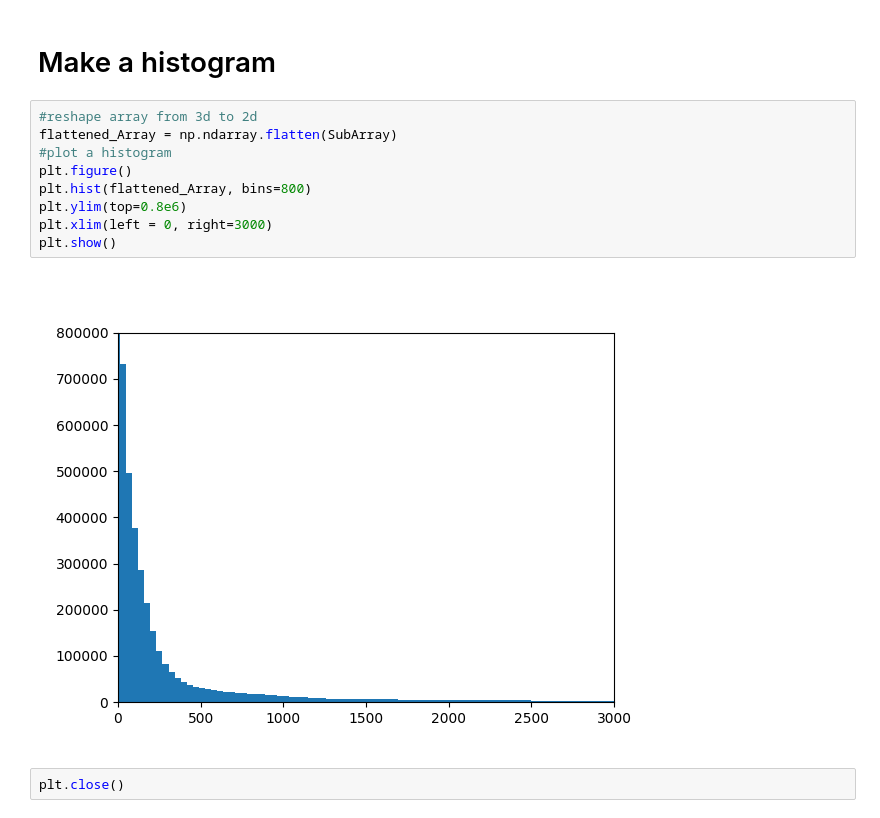
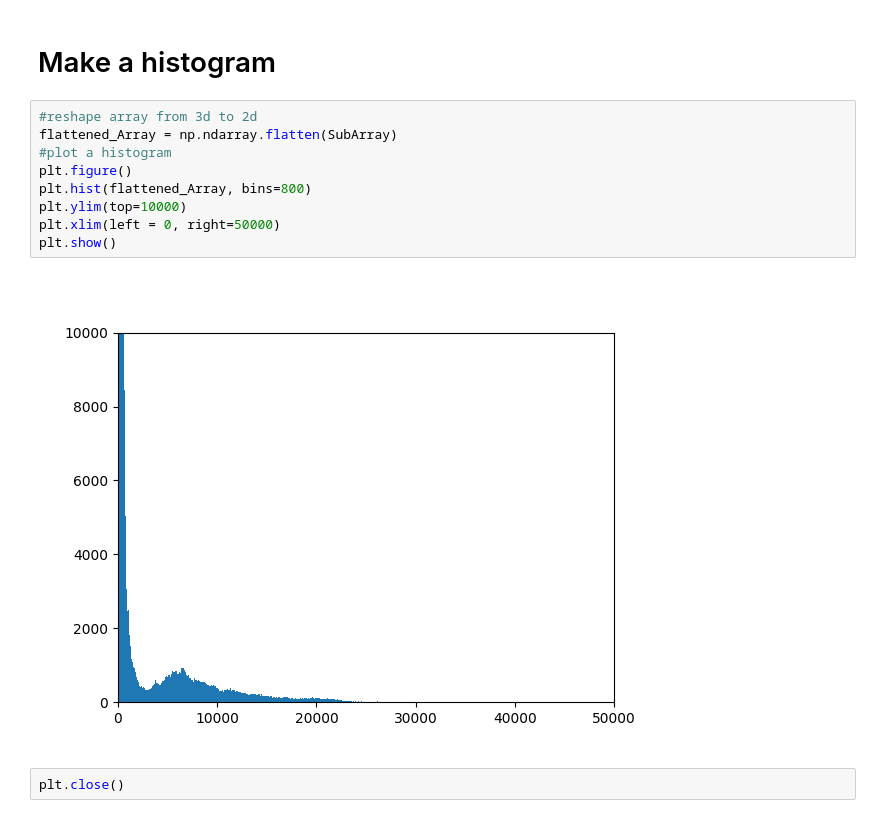
Before and after one commit to luisepevestorff/CheopsCosmics, a Jupyter notebook: Cheops_Cosmic_Clean.ipynb, the cells around one changed output. Cells and saved outputs as stored; diff of their text form.

```diff
--- a/Cheops_Cosmic_Clean.ipynb
+++ b/Cheops_Cosmic_Clean.ipynb
@@ -75,14 +169,14 @@ cleaned_SubArray = SubArray - subtract
 # %%
 #reshape array from 3d to 2d
 flattened_Array = np.ndarray.flatten(SubArray)
 #plot a histogram
 plt.figure()
 plt.hist(flattened_Array, bins=800)
-plt.ylim(top=0.8e6)
-plt.xlim(left = 0, right=3000)
+plt.ylim(top=10000)
+plt.xlim(left = 0, right=50000)
 plt.show()
 # %% [output]
-[figure, old version]
+[figure, new version]
 # %%
 plt.close()
 # %%
```
Also changed, not shown: parts of 39 cells of this notebook.
